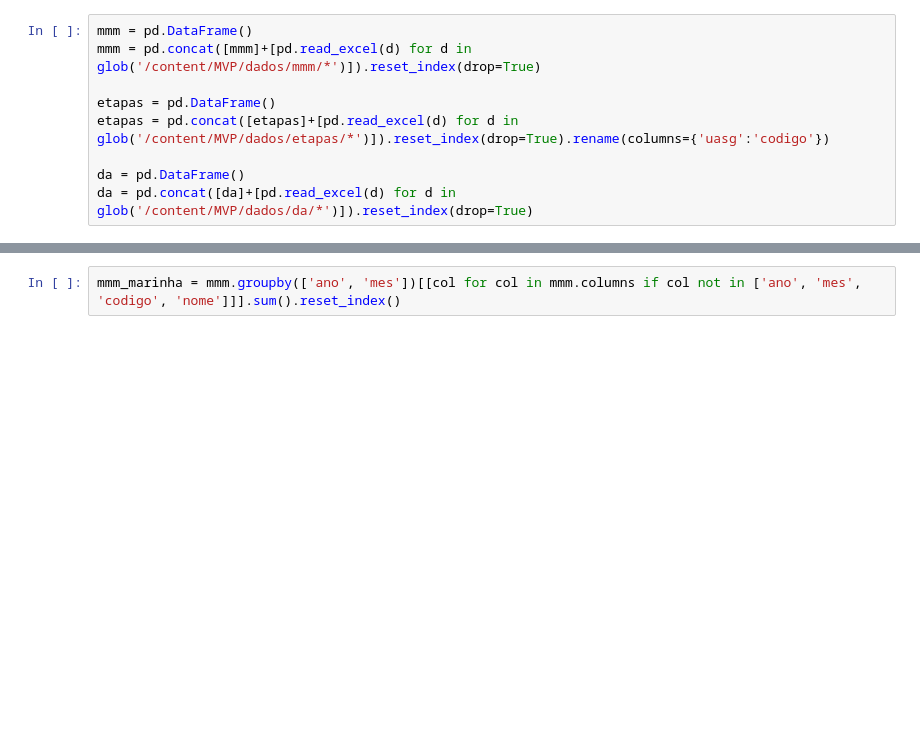
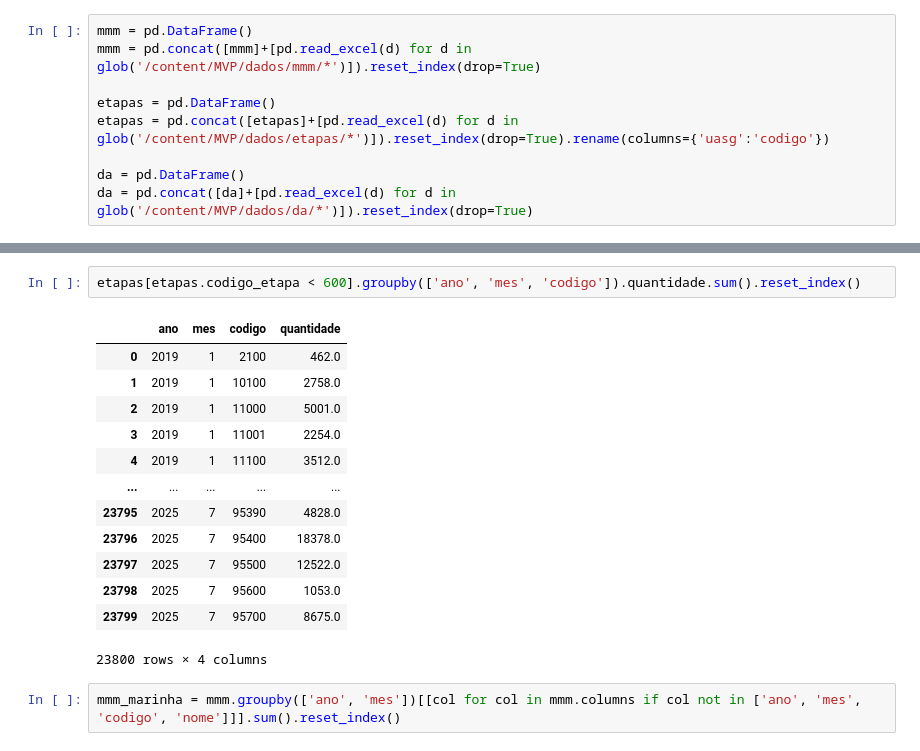
Before and after one commit to ffserro/MVP, a Jupyter notebook: mvp.ipynb, the cells around one changed output, grey strips where cells are left out. Cells and saved outputs as stored; diff of their text form; blank space fills up the shorter version.

```diff
--- a/mvp.ipynb
+++ b/mvp.ipynb
@@ -75,3 +112,19 @@ da = pd.concat([da]+[pd.read_excel(d) for d in glob('/content/MVP/dados/da/*')])
+# %%
+etapas[etapas.codigo_etapa < 600].groupby(['ano', 'mes', 'codigo']).quantidade.sum().reset_index()
+# %% [output]
+|  | ano | mes | codigo | quantidade |
+| 0 | 2019 | 1 | 2100 | 462.0 |
+| 1 | 2019 | 1 | 10100 | 2758.0 |
+| 2 | 2019 | 1 | 11000 | 5001.0 |
+| 3 | 2019 | 1 | 11001 | 2254.0 |
+| 4 | 2019 | 1 | 11100 | 3512.0 |
+| ... | ... | ... | ... | ... |
+| 23795 | 2025 | 7 | 95390 | 4828.0 |
+| 23796 | 2025 | 7 | 95400 | 18378.0 |
+| 23797 | 2025 | 7 | 95500 | 12522.0 |
+| 23798 | 2025 | 7 | 95600 | 1053.0 |
+| 23799 | 2025 | 7 | 95700 | 8675.0 |
+23800 rows × 4 columns
 # %%
 mmm_marinha = mmm.groupby(['ano', 'mes'])[[col for col in mmm.columns if col not in ['ano', 'mes', 'codigo', 'nome']]].sum().reset_index()
 # %%
```
Also changed, not shown: parts of 29 cells of this notebook.
